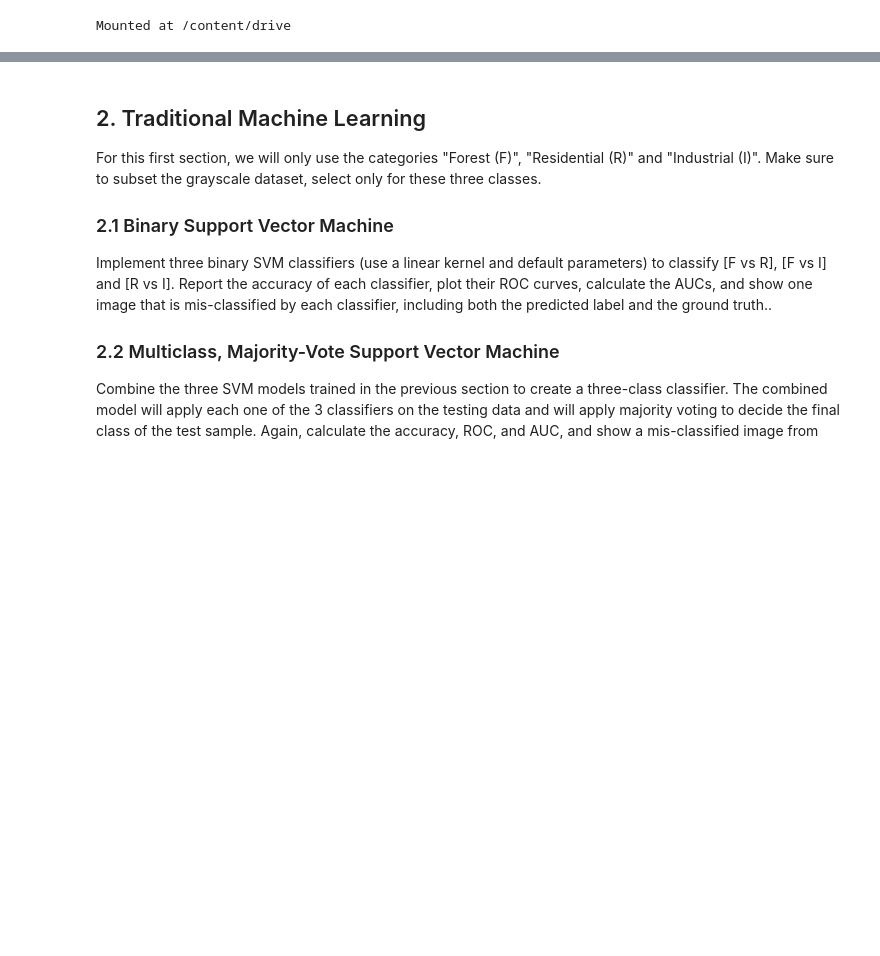
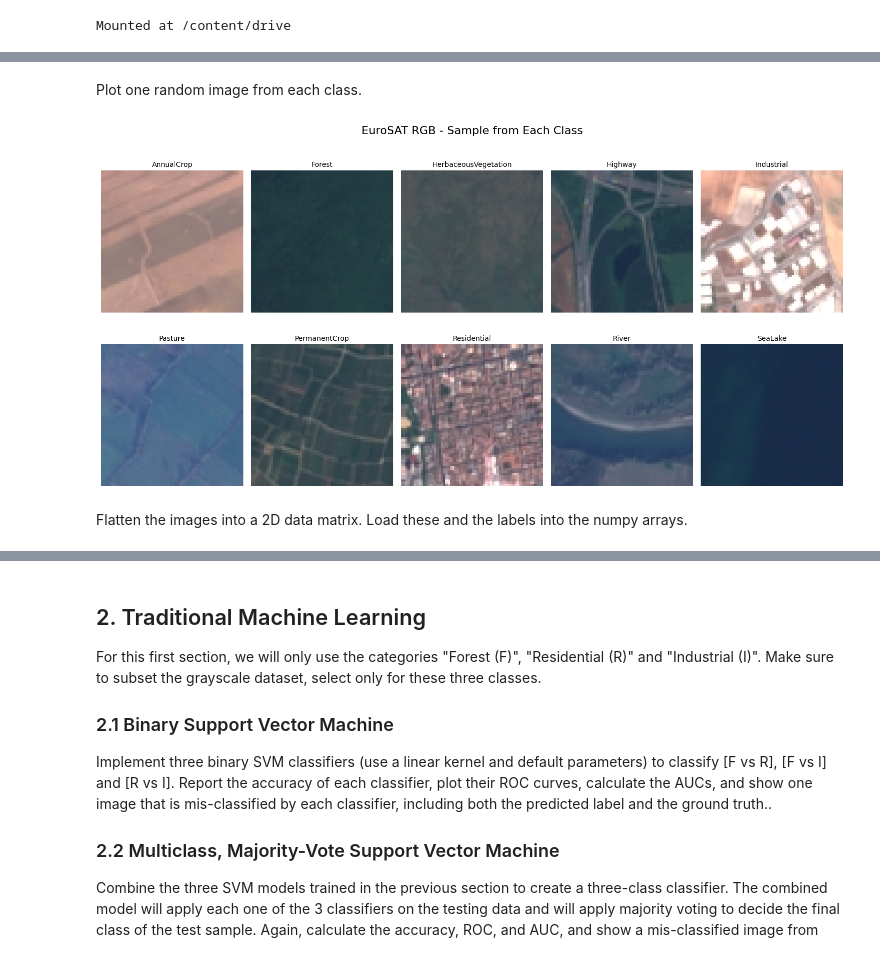
Before and after one commit to junyi2022/musa-650-remote-sensing, a Jupyter notebook: assignments/HW4/HW4.ipynb, the cells around one changed output, grey strips where cells are left out. Drawn from its saved outputs; the diff is of its cells as text; code cells hidden in the pictures; blank space fills up the shorter version.

```diff
--- a/assignments/HW4/HW4.ipynb
+++ b/assignments/HW4/HW4.ipynb
@@ -62,0 +43,18 @@ Lastly, create a grayscale version of this dataset. You will use this for the tr
+# %%
+dataset_path = "/content/drive/MyDrive/Colab_Files/EuroSAT_RGB"
+
+# Get main folders and file counts
+data = []
+for folder in os.listdir(dataset_path):
+    folder_dir = os.path.join(dataset_path, folder)
+    if os.path.isdir(folder_dir):
+        num_files = len([
+            f for f in os.listdir(folder_dir)
+            if os.path.isfile(os.path.join(folder_dir, f))
+        ])
+        data.append({'Folder': folder, 'File Count': num_files})
+
+# Create and display DataFrame
+df = pd.DataFrame(data)
+df.style.set_properties(**{'text-align': 'left'}) \
+       .set_caption("EuroSAT RGB Dataset Structure")
@@ -62,0 +74,31 @@ Lastly, create a grayscale version of this dataset. You will use this for the tr
+# %% [markdown]
+Plot one random image from each class.
+# %%
+# Get all class folders (sorted alphabetically)
+classes = sorted([d for d in os.listdir(dataset_path)
+                 if os.path.isdir(os.path.join(dataset_path, d))])
+
+# Set up plot
+plt.figure(figsize=(15, 8))
+plt.suptitle('EuroSAT RGB - Sample from Each Class', fontsize=16)
+
+# Plot one random image per class
+for i, class_name in enumerate(classes):
+    # Get random image from class folder
+    class_path = os.path.join(dataset_path, class_name)
+    images = [f for f in os.listdir(class_path) if f.endswith('.jpg')]
+    random_image = random.choice(images)
+
+    # Load and plot image
+    img = Image.open(os.path.join(class_path, random_image))
+    plt.subplot(2, 5, i+1)
+    plt.imshow(img)
+    plt.title(class_name, fontsize=10, pad=5)
+    plt.axis('off')
+
+plt.tight_layout()
+plt.show()
+# %% [output]
+[figure, added]
+# %% [markdown]
+Flatten the images into a 2D data matrix. Load these and the labels into the numpy arrays.
```
Also changed, not shown: parts of 18 cells of this notebook.
